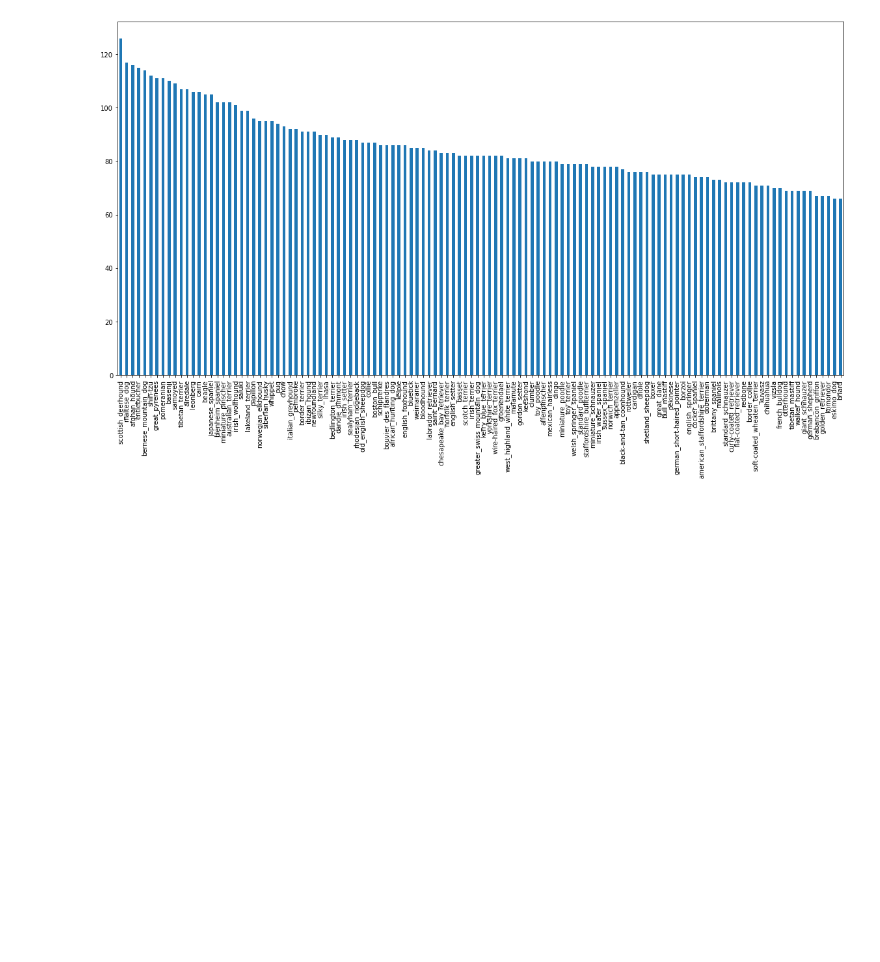
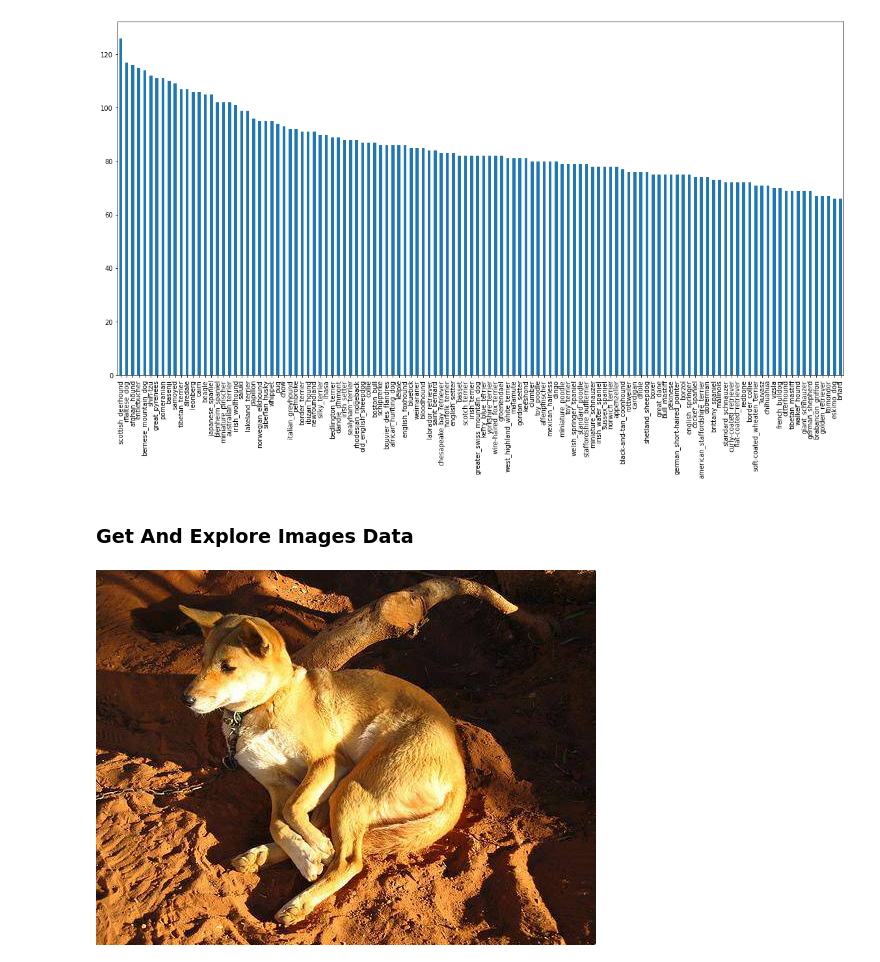
Before and after one commit to khalilkabara/Kaggle-Dog-Breed-Identification, a Jupyter notebook: Dog_Breed_Identification.ipynb, the cells around one changed output. Cells and saved outputs as stored; diff of their text form; code cells hidden in the pictures; blank space fills up the shorter version.

```diff
--- a/Dog_Breed_Identification.ipynb
+++ b/Dog_Breed_Identification.ipynb
@@ -98,7 +110,7 @@ Turn data into tensors for use with Tensorflow
 
 path_to_files = "drive/My Drive/SWDEV/Data/Dog Breed Identification - Kaggle/data_unzipped/"
 
-test_data_path = path_to_files + "test"
-train_data_path = path_to_files + "train"
+test_data_path = path_to_files + "test/"
+train_data_path = path_to_files + "train/"
 labels_path = path_to_files + "labels.csv"
 sample_submission_path = path_to_files + "sample_submission.csv"
@@ -131,3 +148,19 @@ labels_csv.describe()
 labels_csv['breed'].value_counts().plot.bar(figsize=(20, 10));
 # %% [output]
 [figure]
+# %% [markdown]
+### Get And Explore Images Data
+# %%
+# View an image
+# Create a handy function for viewing images given image id's
+
+from IPython.display import Image
+
+def view_image_by_id(image_id, directory='train'):
+  """
+  A handy function for viewing dog image files in our notebook. Expects image_id
+  """
+  if directory == 'test':
+    return Image(test_data_path + image_id + ".jpg")
+  else:
+    return Image(train_data_path + image_id + ".jpg")
@@ -133,0 +184,6 @@ labels_csv['breed'].value_counts().plot.bar(figsize=(20, 10));
+# %%
+# View a dog image by id
+
+view_image_by_id("001513dfcb2ffafc82cccf4d8bbaba97")
+# %% [output]
+[figure, added]
```
Also changed, not shown: parts of 11 cells of this notebook.
